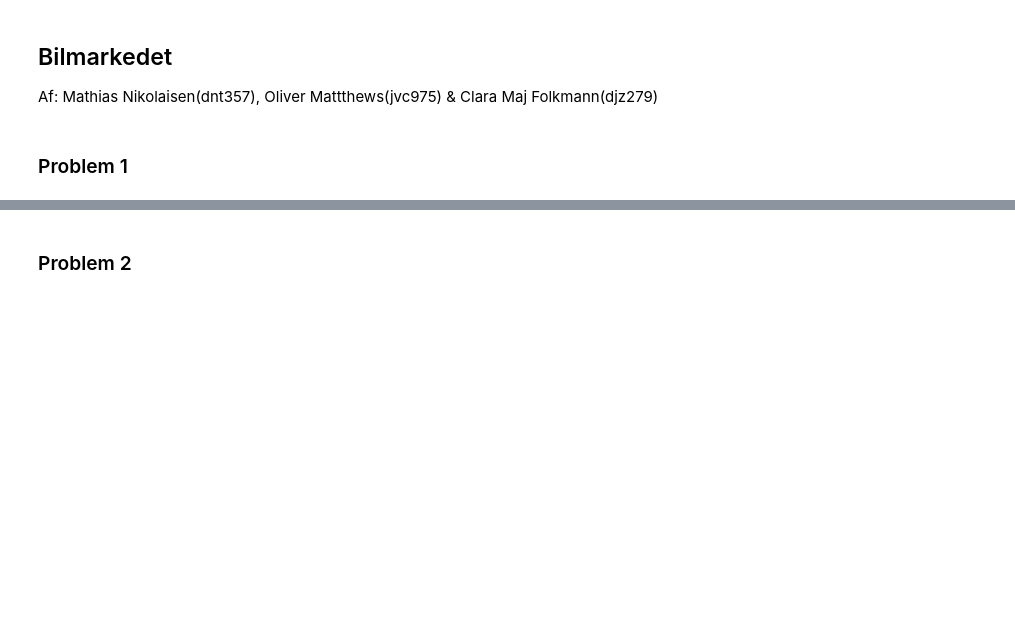
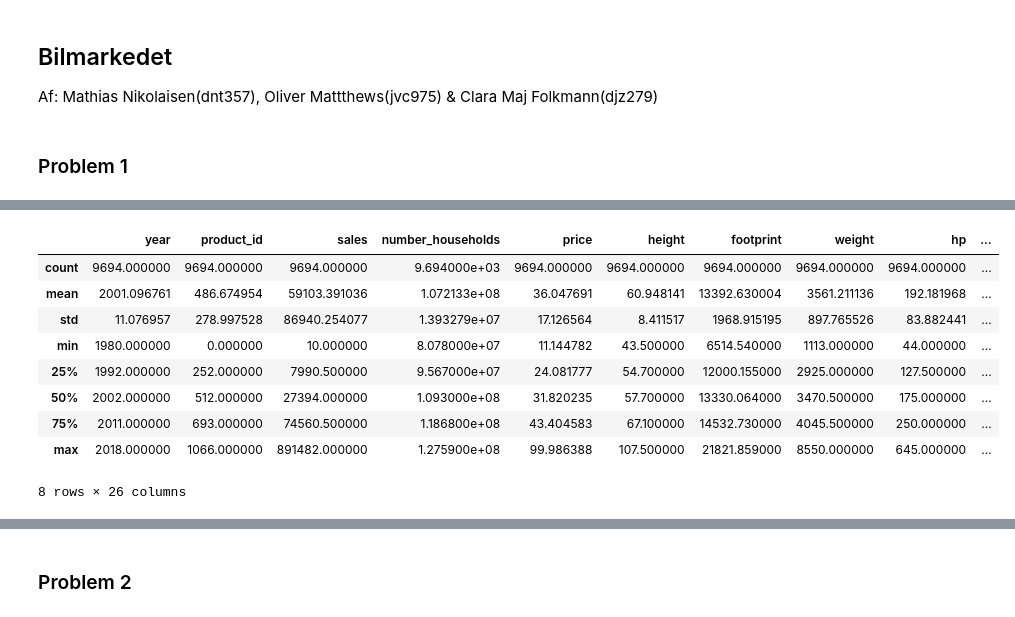
Before and after one commit to Rawlpluks/Afleveringer, a Jupyter notebook: Eksamen/Eksamen.ipynb, the cells around one changed output, grey strips where cells are left out. Saved outputs shown, nothing was run; the diff lists cells and outputs as text; code cells hidden in the pictures; blank space fills up the shorter version.

```diff
--- a/Eksamen/Eksamen.ipynb
+++ b/Eksamen/Eksamen.ipynb
@@ -9,0 +8,5 @@ Af: Mathias Nikolaisen(dnt357), Oliver Mattthews(jvc975) & Clara Maj Folkmann(dj
+# %%
+#1.a
+import pandas as pd
+df = pd.read_csv("cars.csv")
+df.head()
@@ -9,0 +21,13 @@ Af: Mathias Nikolaisen(dnt357), Oliver Mattthews(jvc975) & Clara Maj Folkmann(dj
+# %%
+df.describe()
+# %% [output]
+|  | year | product_id | sales | number_households | price | height | footprint | weight | hp | ... |
+| count | 9694.000000 | 9694.000000 | 9694.000000 | 9.694000e+03 | 9694.000000 | 9694.000000 | 9694.000000 | 9694.000000 | 9694.000000 | ... |
+| mean | 2001.096761 | 486.674954 | 59103.391036 | 1.072133e+08 | 36.047691 | 60.948141 | 13392.630004 | 3561.211136 | 192.181968 | ... |
+| std | 11.076957 | 278.997528 | 86940.254077 | 1.393279e+07 | 17.126564 | 8.411517 | 1968.915195 | 897.765526 | 83.882441 | ... |
+| min | 1980.000000 | 0.000000 | 10.000000 | 8.078000e+07 | 11.144782 | 43.500000 | 6514.540000 | 1113.000000 | 44.000000 | ... |
+| 25% | 1992.000000 | 252.000000 | 7990.500000 | 9.567000e+07 | 24.081777 | 54.700000 | 12000.155000 | 2925.000000 | 127.500000 | ... |
+| 50% | 2002.000000 | 512.000000 | 27394.000000 | 1.093000e+08 | 31.820235 | 57.700000 | 13330.064000 | 3470.500000 | 175.000000 | ... |
+| 75% | 2011.000000 | 693.000000 | 74560.500000 | 1.186800e+08 | 43.404583 | 67.100000 | 14532.730000 | 4045.500000 | 250.000000 | ... |
+| max | 2018.000000 | 1066.000000 | 891482.000000 | 1.275900e+08 | 99.986388 | 107.500000 | 21821.859000 | 8550.000000 | 645.000000 | ... |
+8 rows × 26 columns
```
Also changed, not shown: parts of 4 cells of this notebook.
